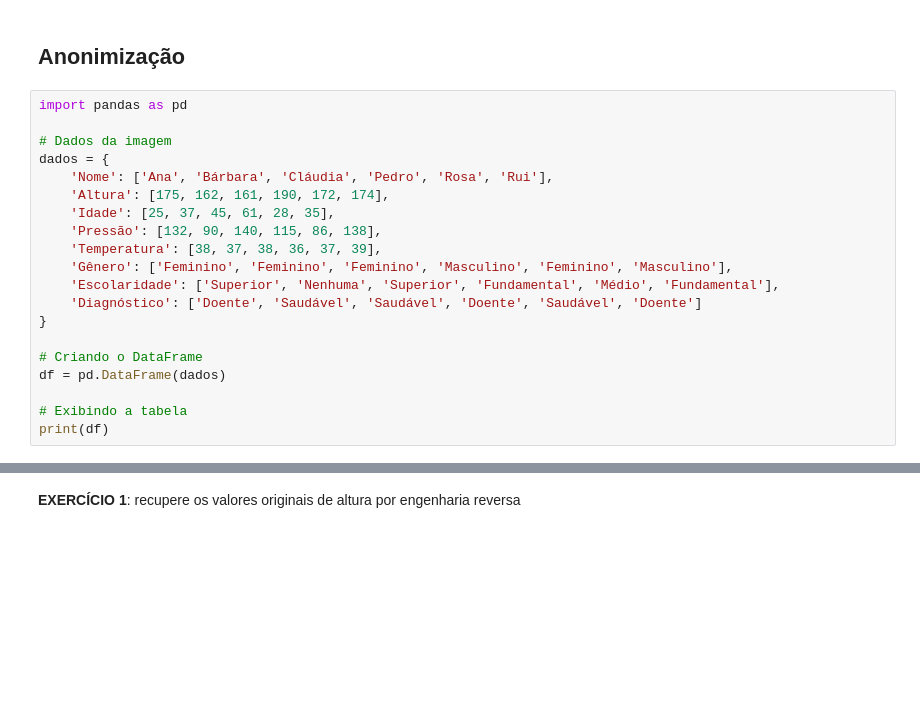
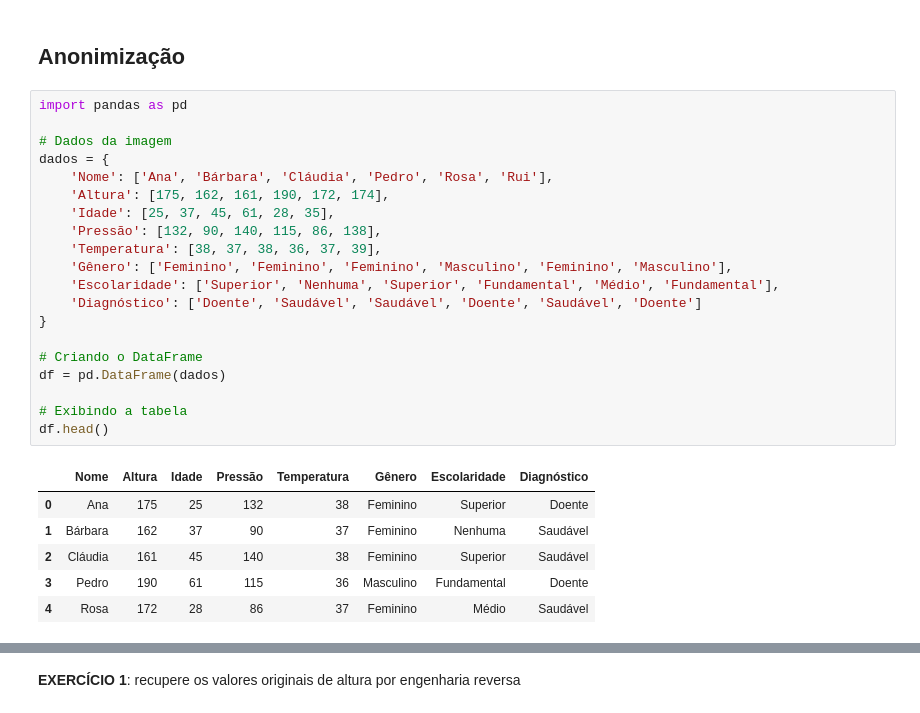
Before and after one commit to Jonathan-Gil-Muller/Analise-Exploratoria-Dados_-BCD-, a Jupyter notebook: AED_[TurmaA_BCD].ipynb, the cells around one changed output, grey strips where cells are left out. Cells and saved outputs as stored; diff of their text form; blank space fills up the shorter version.

```diff
--- a/AED_[TurmaA_BCD].ipynb
+++ b/AED_[TurmaA_BCD].ipynb
@@ -570,23 +570,30 @@ print(df3)
 # %%
 import pandas as pd
 
 # Dados da imagem
 dados = {
     'Nome': ['Ana', 'Bárbara', 'Cláudia', 'Pedro', 'Rosa', 'Rui'],
     'Altura': [175, 162, 161, 190, 172, 174],
     'Idade': [25, 37, 45, 61, 28, 35],
     'Pressão': [132, 90, 140, 115, 86, 138],
     'Temperatura': [38, 37, 38, 36, 37, 39],
     'Gênero': ['Feminino', 'Feminino', 'Feminino', 'Masculino', 'Feminino', 'Masculino'],
     'Escolaridade': ['Superior', 'Nenhuma', 'Superior', 'Fundamental', 'Médio', 'Fundamental'],
     'Diagnóstico': ['Doente', 'Saudável', 'Saudável', 'Doente', 'Saudável', 'Doente']
 }
 
 # Criando o DataFrame
 df = pd.DataFrame(dados)
 
 # Exibindo a tabela
-print(df)
+df.head()
+# %% [output]
+|  | Nome | Altura | Idade | Pressão | Temperatura | Gênero | Escolaridade | Diagnóstico |
+| 0 | Ana | 175 | 25 | 132 | 38 | Feminino | Superior | Doente |
+| 1 | Bárbara | 162 | 37 | 90 | 37 | Feminino | Nenhuma | Saudável |
+| 2 | Cláudia | 161 | 45 | 140 | 38 | Feminino | Superior | Saudável |
+| 3 | Pedro | 190 | 61 | 115 | 36 | Masculino | Fundamental | Doente |
+| 4 | Rosa | 172 | 28 | 86 | 37 | Feminino | Médio | Saudável |
 # %%
 # Criar uma cópia para manter salvo o df original
 df2 = df
```
Also changed, not shown: parts of 12 cells of this notebook.
